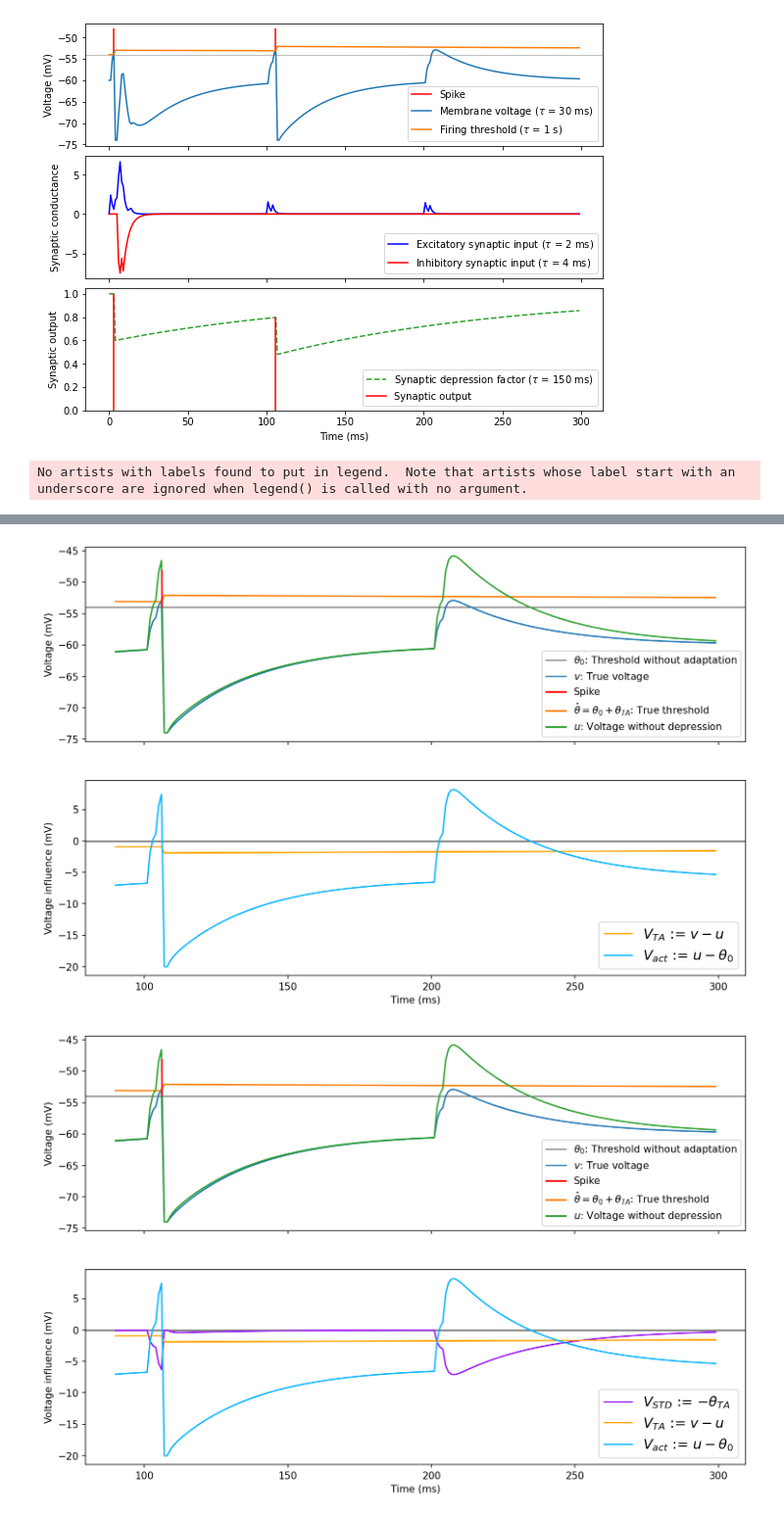
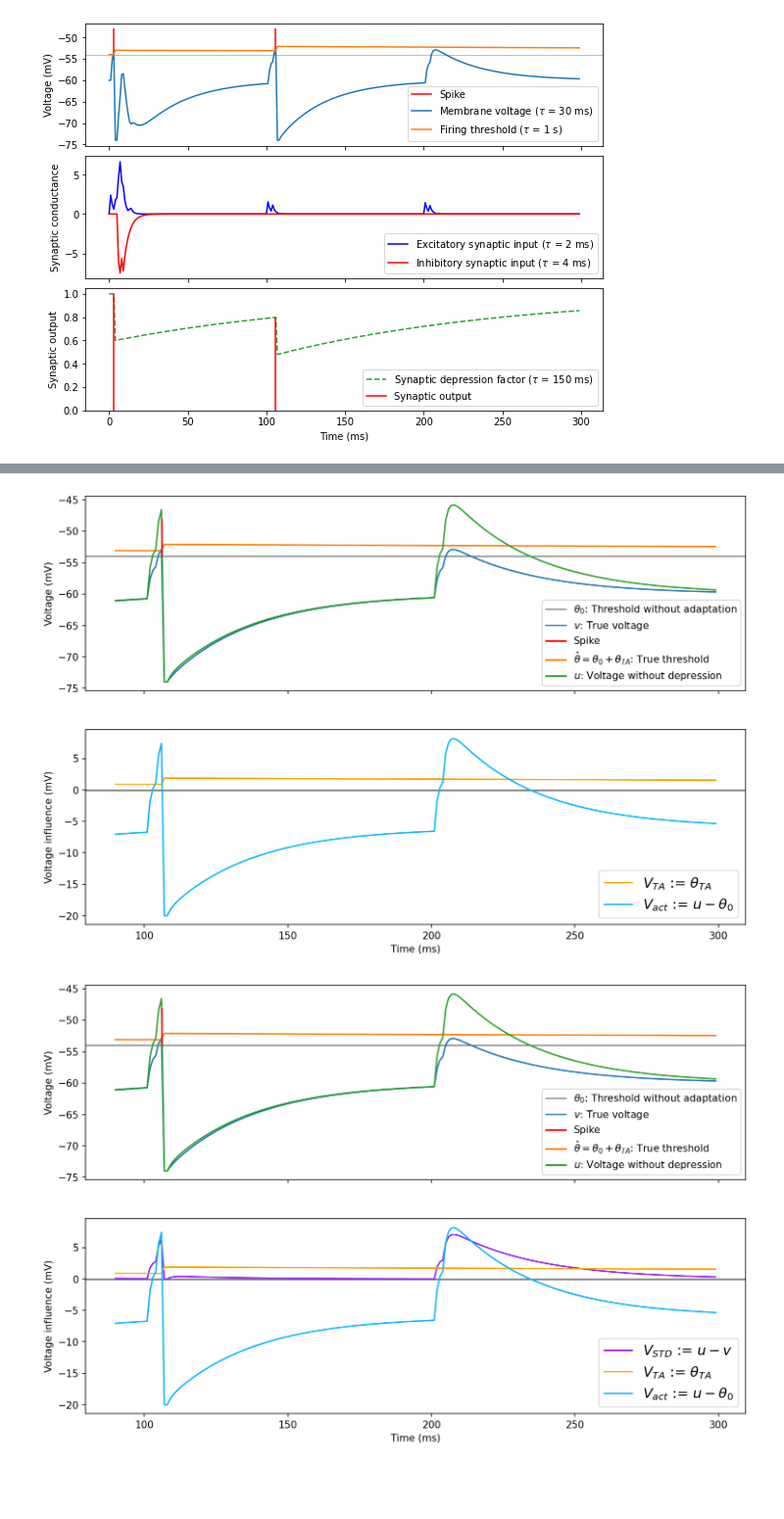
Before and after one commit to kernfel/plasticity-synergy-deviance-detection-history, a Jupyter notebook: explaining_voltage_space.ipynb, the cells around one changed output, grey strips where cells are left out. Shown at 98% size. Drawn from its saved outputs; the diff is of its cells as text; code cells hidden in the pictures; blank space fills up the shorter version.

Commit message:
Figure fiddling

```diff
--- a/explaining_voltage_space.ipynb
+++ b/explaining_voltage_space.ipynb
@@ -102,8 +102,8 @@ for j in sorting[:1]:
 # %%
 tslice = slice(90, None)
 
-depression = v-u
-threshold = -th_adapt
+depression = u-v
+threshold = th_adapt
 activity = u-params['v_threshold']
 
 steps = np.flatnonzero(np.diff(activity[tslice] > 0)) + int(time[tslice][0]/ms) + 1
@@ -136,36 +136,36 @@ for B in buildup.values():
     lo, hi = (
         np.min([v[tslice], th_adapt[tslice]+params['v_threshold'], u[tslice]])/mV,
         np.max([v[tslice], th_adapt[tslice]+params['v_threshold'], u[tslice]])/mV)
     padding = 0.05*(hi-lo)
     axs[0].set_ylim(lo-padding, hi+padding)
 
     if B >= buildup['panel2']:
         axs[1].axhline(0, color='grey')
         if B >= buildup['p2-STD']:
-            axs[1].plot(time[tslice]/ms, depression[tslice]/mV, c='#9b19f5', label='$V_{STD}$ := $-\\theta_{TA}$')
+            axs[1].plot(time[tslice]/ms, depression[tslice]/mV, c='#9b19f5', label='$V_{STD}$ := $u-v$')
         if B >= buildup['p2-TA']:
-            axs[1].plot(time[tslice]/ms, threshold[tslice]/mV, c='#ffa300', label='$V_{TA}$ := $v-u$')
+            axs[1].plot(time[tslice]/ms, threshold[tslice]/mV, c='#ffa300', label='$V_{TA}$ := $\\theta_{TA}$')
         if B >= buildup['p2-act']:
             axs[1].plot(time[tslice]/ms, activity[tslice]/mV, c='#0bb4ff', label='$V_{act}$ := $u-\\theta_0$')
-        axs[1].legend(loc='lower right', fontsize=14)
+        if B > buildup['panel2']:
+            axs[1].legend(loc='lower right', fontsize=14)
         axs[1].set_ylabel('Voltage influence (mV)')
         lo, hi = (
             np.min([depression[tslice], threshold[tslice], activity[tslice]])/mV,
             np.max([depression[tslice], threshold[tslice], activity[tslice]])/mV)
         padding = 0.05*(hi-lo)
         axs[1].set_ylim(lo-padding, hi+padding)
 
     if B >= buildup['mask']:
         for up, down in steps.reshape(-1, 2):
             t_up, t_down = map(lambda x: (x*params['dt'] - params['dt']/2)/ms, (up, down))
             for ax in axs:
                 ax.axvspan(t_up, t_down, color='C5', alpha=.2, label='$V_{act} > 0$' if up==steps[0] else '')
 # %% [output]
-No artists with labels found to put in legend.  Note that artists whose label start with an underscore are ignored when legend() is called with no argument.
 [figure]
 [figure]
 [figure]
 [figure]
 [figure]
-[figure, old version]
+[figure, new version]
-[figure, old version]
+[figure, new version]
```
Also changed, not shown: parts of 1 cell of this notebook.
